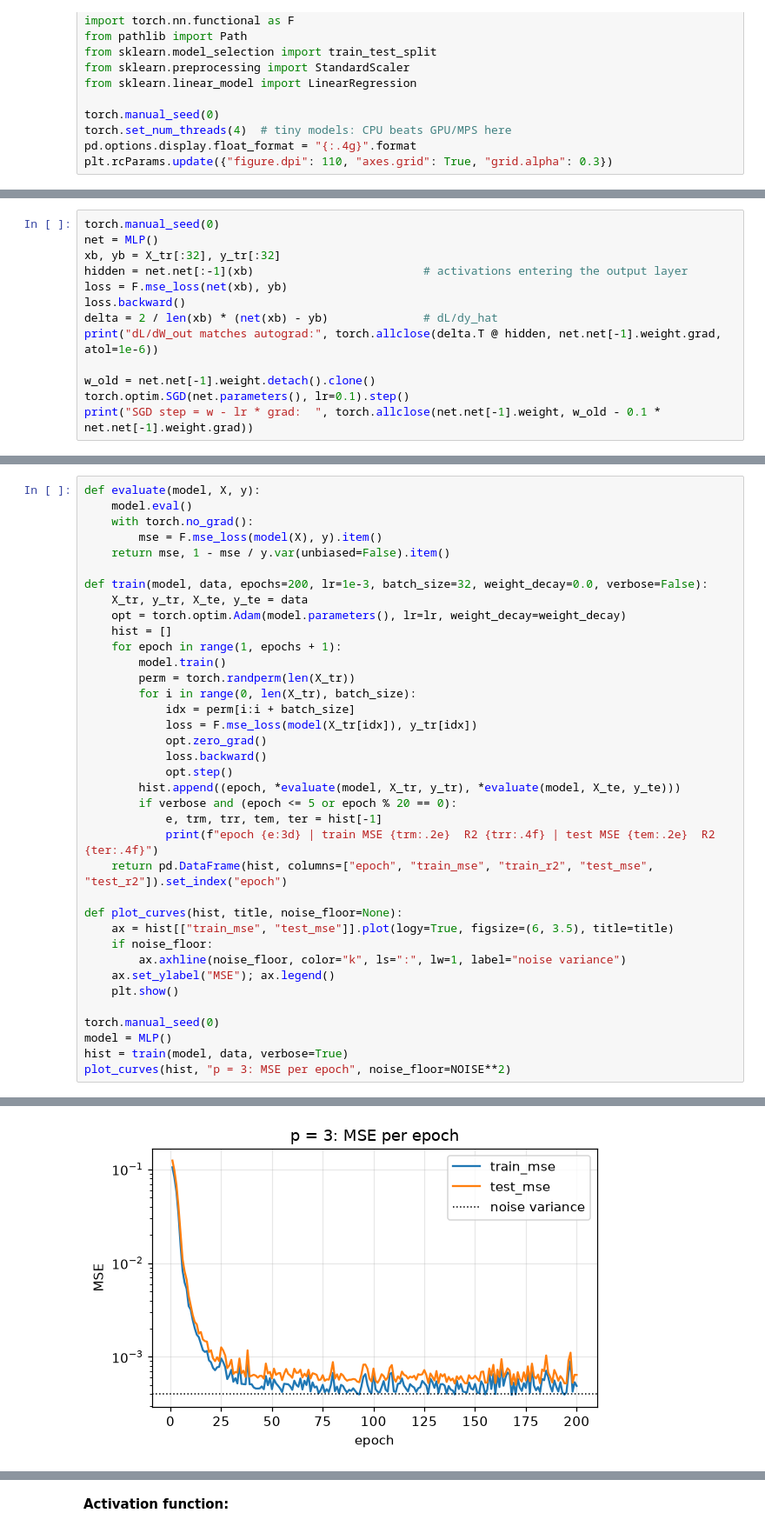
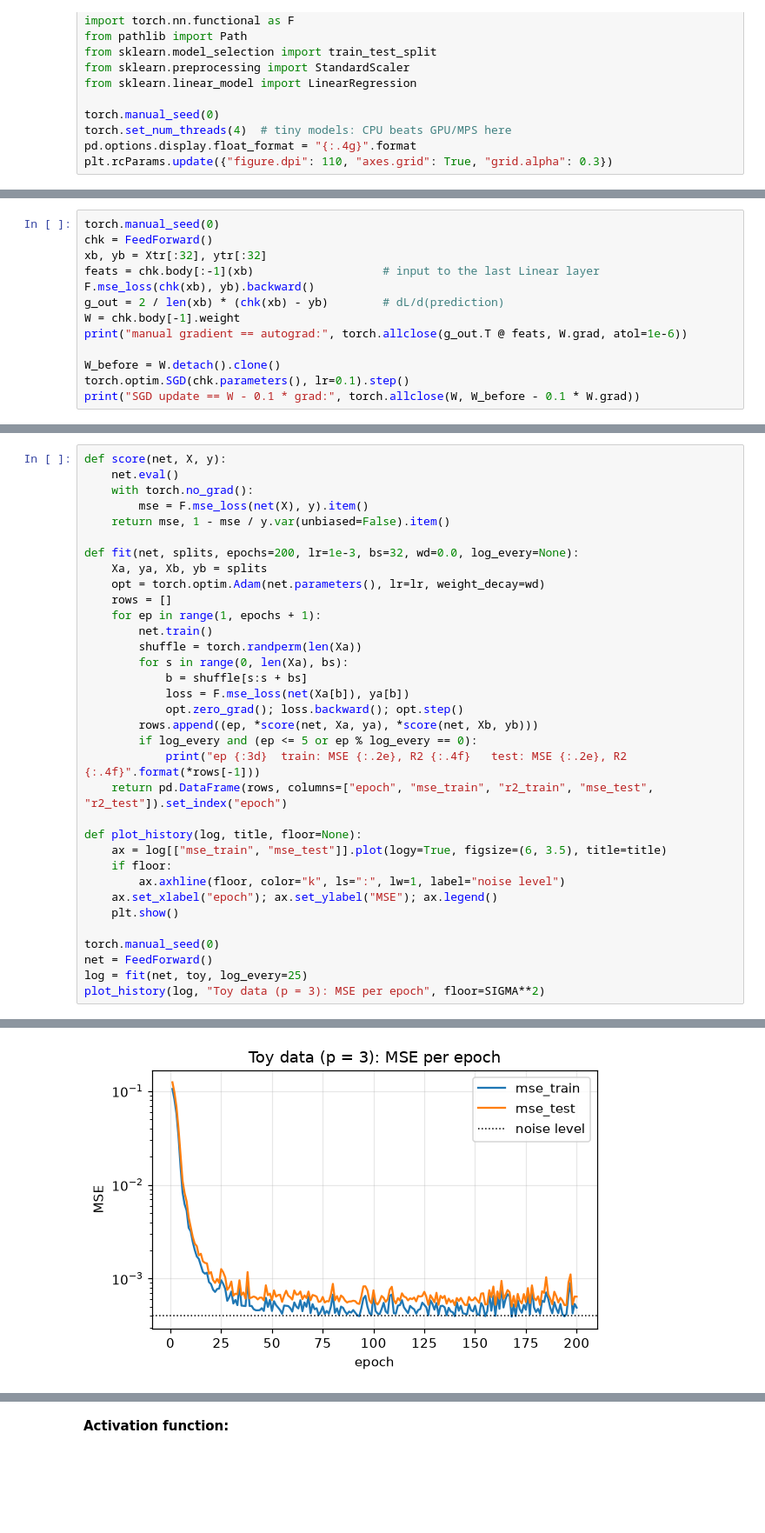
Before and after one commit to Space0code/emai-ml-lab2, a Jupyter notebook: part1.ipynb, the cells around one changed output, grey strips where cells are left out. Shown at 87% size. Saved outputs shown, nothing was run; the diff lists cells and outputs as text; blank space fills up the shorter version.

```diff
--- a/part1.ipynb
+++ b/part1.ipynb
@@ -157,14 +149,14 @@ Quick check that autograd matches the formula for the output layer, and that one
 # %%
 torch.manual_seed(0)
-net = MLP()
-xb, yb = X_tr[:32], y_tr[:32]
-hidden = net.net[:-1](xb)                         # activations entering the output layer
-loss = F.mse_loss(net(xb), yb)
-loss.backward()
-delta = 2 / len(xb) * (net(xb) - yb)              # dL/dy_hat
-print("dL/dW_out matches autograd:", torch.allclose(delta.T @ hidden, net.net[-1].weight.grad, atol=1e-6))
+chk = FeedForward()
+xb, yb = Xtr[:32], ytr[:32]
+feats = chk.body[:-1](xb)                   # input to the last Linear layer
+F.mse_loss(chk(xb), yb).backward()
+g_out = 2 / len(xb) * (chk(xb) - yb)        # dL/d(prediction)
+W = chk.body[-1].weight
+print("manual gradient == autograd:", torch.allclose(g_out.T @ feats, W.grad, atol=1e-6))
 
-w_old = net.net[-1].weight.detach().clone()
-torch.optim.SGD(net.parameters(), lr=0.1).step()
-print("SGD step = w - lr * grad:  ", torch.allclose(net.net[-1].weight, w_old - 0.1 * net.net[-1].weight.grad))
+W_before = W.detach().clone()
+torch.optim.SGD(chk.parameters(), lr=0.1).step()
+print("SGD update == W - 0.1 * grad:", torch.allclose(W, W_before - 0.1 * W.grad))
 # %% [output]
@@ -175,38 +167,35 @@ The training loop logs train/test MSE and R² after **every** epoch (below we pr
 # %%
-def evaluate(model, X, y):
-    model.eval()
+def score(net, X, y):
+    net.eval()
     with torch.no_grad():
-        mse = F.mse_loss(model(X), y).item()
+        mse = F.mse_loss(net(X), y).item()
     return mse, 1 - mse / y.var(unbiased=False).item()
 
-def train(model, data, epochs=200, lr=1e-3, batch_size=32, weight_decay=0.0, verbose=False):
-    X_tr, y_tr, X_te, y_te = data
-    opt = torch.optim.Adam(model.parameters(), lr=lr, weight_decay=weight_decay)
-    hist = []
-    for epoch in range(1, epochs + 1):
-        model.train()
-        perm = torch.randperm(len(X_tr))
-        for i in range(0, len(X_tr), batch_size):
-            idx = perm[i:i + batch_size]
-            loss = F.mse_loss(model(X_tr[idx]), y_tr[idx])
-            opt.zero_grad()
-            loss.backward()
-            opt.step()
-        hist.append((epoch, *evaluate(model, X_tr, y_tr), *evaluate(model, X_te, y_te)))
-        if verbose and (epoch <= 5 or epoch % 20 == 0):
-            e, trm, trr, tem, ter = hist[-1]
-            print(f"epoch {e:3d} | train MSE {trm:.2e}  R2 {trr:.4f} | test MSE {tem:.2e}  R2 {ter:.4f}")
-    return pd.DataFrame(hist, columns=["epoch", "train_mse", "train_r2", "test_mse", "test_r2"]).set_index("epoch")
+def fit(net, splits, epochs=200, lr=1e-3, bs=32, wd=0.0, log_every=None):
+    Xa, ya, Xb, yb = splits
+    opt = torch.optim.Adam(net.parameters(), lr=lr, weight_decay=wd)
+    rows = []
+    for ep in range(1, epochs + 1):
+        net.train()
+        shuffle = torch.randperm(len(Xa))
+        for s in range(0, len(Xa), bs):
+            b = shuffle[s:s + bs]
+            loss = F.mse_loss(net(Xa[b]), ya[b])
+            opt.zero_grad(); loss.backward(); opt.step()
+        rows.append((ep, *score(net, Xa, ya), *score(net, Xb, yb)))
+        if log_every and (ep <= 5 or ep % log_every == 0):
+            print("ep {:3d}  train: MSE {:.2e}, R2 {:.4f}   test: MSE {:.2e}, R2 {:.4f}".format(*rows[-1]))
+    return pd.DataFrame(rows, columns=["epoch", "mse_train", "r2_train", "mse_test", "r2_test"]).set_index("epoch")
 
-def plot_curves(hist, title, noise_floor=None):
-    ax = hist[["train_mse", "test_mse"]].plot(logy=True, figsize=(6, 3.5), title=title)
-    if noise_floor:
-        ax.axhline(noise_floor, color="k", ls=":", lw=1, label="noise variance")
-    ax.set_ylabel("MSE"); ax.legend()
+def plot_history(log, title, floor=None):
+    ax = log[["mse_train", "mse_test"]].plot(logy=True, figsize=(6, 3.5), title=title)
+    if floor:
+        ax.axhline(floor, color="k", ls=":", lw=1, label="noise level")
+    ax.set_xlabel("epoch"); ax.set_ylabel("MSE"); ax.legend()
     plt.show()
 
 torch.manual_seed(0)
-model = MLP()
-hist = train(model, data, verbose=True)
-plot_curves(hist, "p = 3: MSE per epoch", noise_floor=NOISE**2)
+net = FeedForward()
+log = fit(net, toy, log_every=25)
+plot_history(log, "Toy data (p = 3): MSE per epoch", floor=SIGMA**2)
 # %% [output]
@@ -228,2 +215,2 @@ epoch 200 | train MSE 4.90e-04  R2 0.9965 | test MSE 6.43e-04  R2 0.9957
-[figure, old version]
+[figure, new version]
 # %% [markdown]
```
Also changed, not shown: parts of 41 cells of this notebook.
